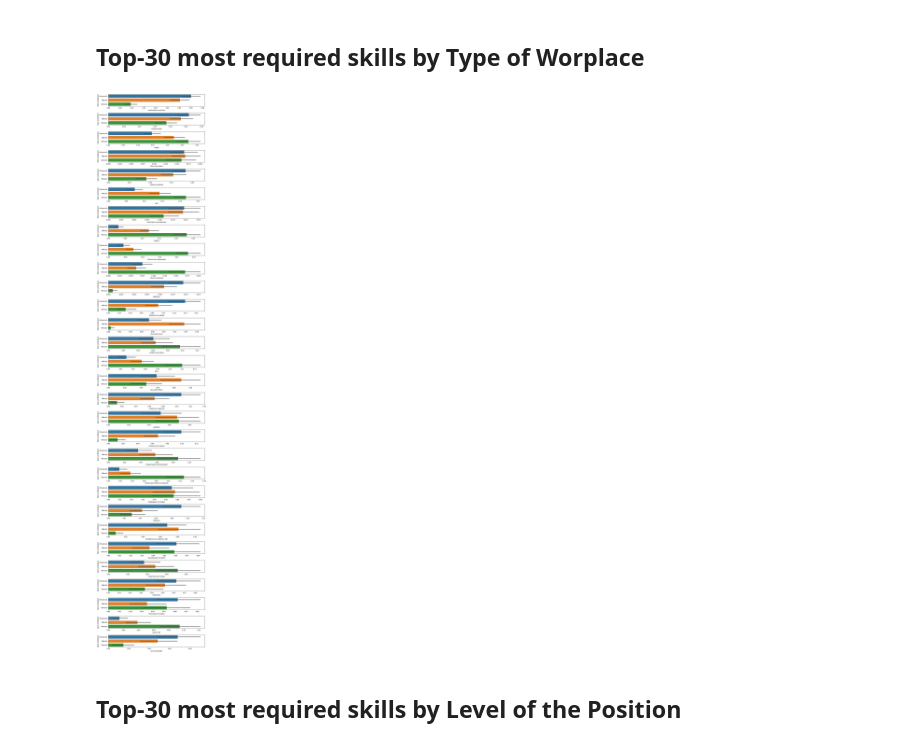
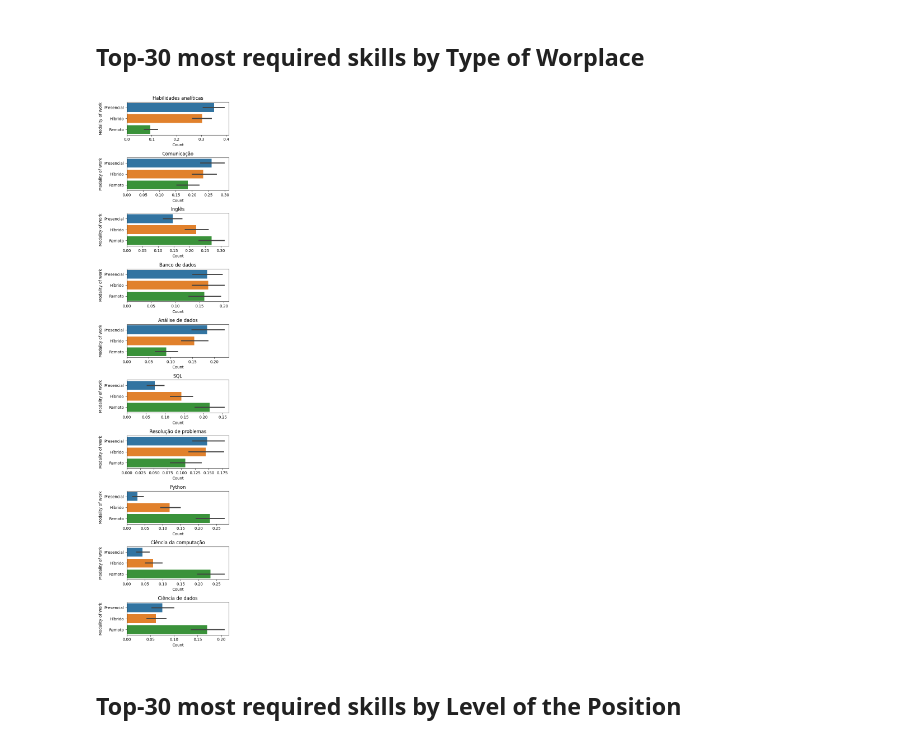
Before and after one commit to alexaiung/Data-Analytics-Job-Tendencies, a Jupyter notebook: job_analysis.ipynb, the cells around one changed output. Saved outputs shown, nothing was run; the diff lists cells and outputs as text; code cells hidden in the pictures.

```diff
--- a/job_analysis.ipynb
+++ b/job_analysis.ipynb
@@ -134,15 +153,17 @@ sns.barplot(data=counted_skills.head(30), y='required_skills', x='count')
 # %%
 df_jobs_merged = pd.merge(df_jobs, pd.get_dummies(df_exploded_skills).reset_index().groupby('index').sum(), how='inner', left_index=True, right_on='index').reset_index()
 # %%
-fig, ax = plt.subplots(30, 1, figsize=(10, 50))
-for i, skill in enumerate(counted_skills.required_skills.head(30)):
+fig, ax = plt.subplots(10, 1, figsize=(5, 20))
+for i, skill in enumerate(counted_skills.required_skills.head(10)):
     key = f'required_skills_{skill}'
     sns.barplot(data=df_jobs_merged, x=key, y='type_workplace', ax=ax[i])
-    ax[i].set_xlabel(skill)
+    ax[i].set_title(skill)
+    ax[i].set_xlabel('Count')
+    ax[i].set_ylabel('Modality of Work')
 
 plt.tight_layout()
 # %% [output]
-[figure, old version]
+[figure, new version]
 # %% [markdown]
 ## Top-30 most required skills by Level of the Position
 # %%
```
Also changed, not shown: parts of 13 cells of this notebook, 3 other files.
